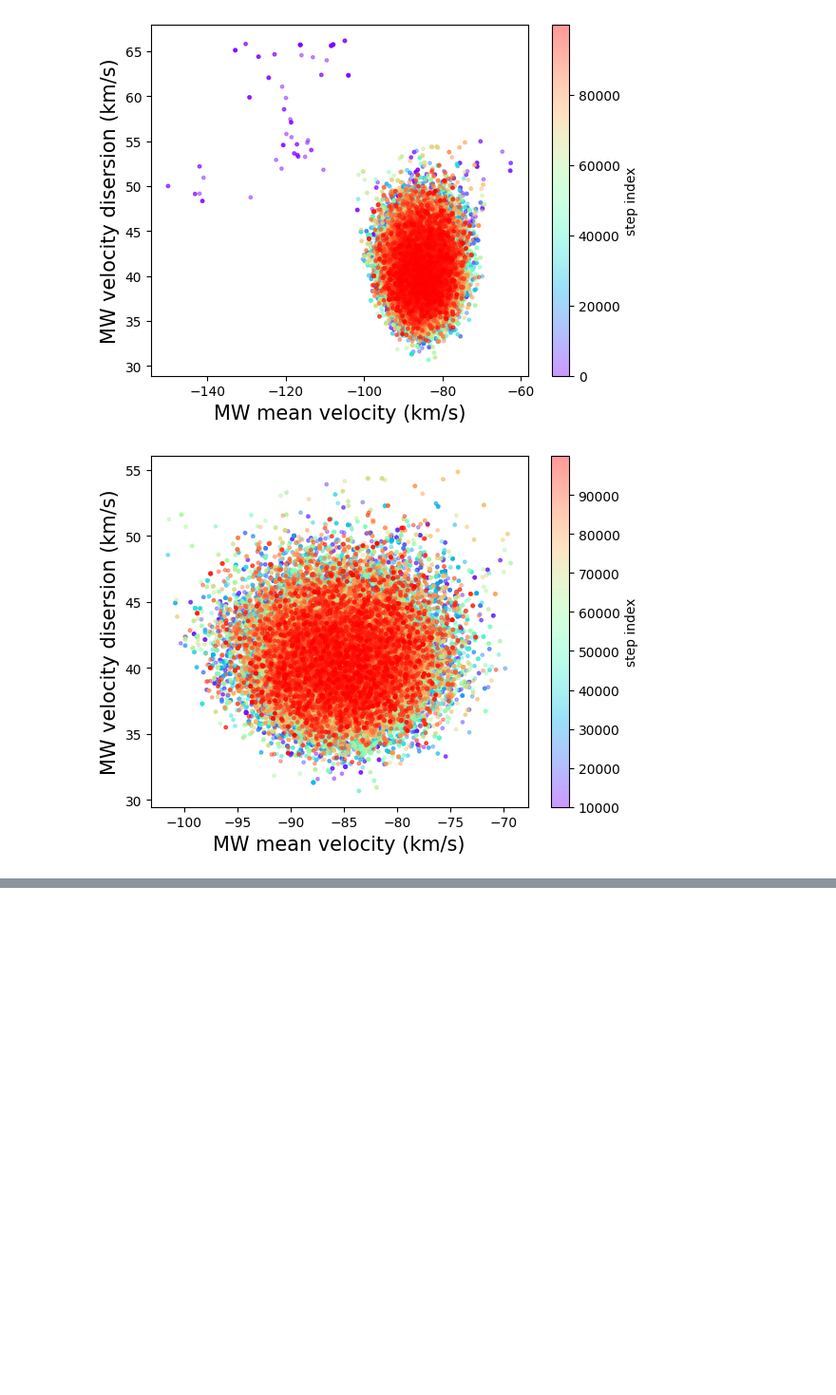
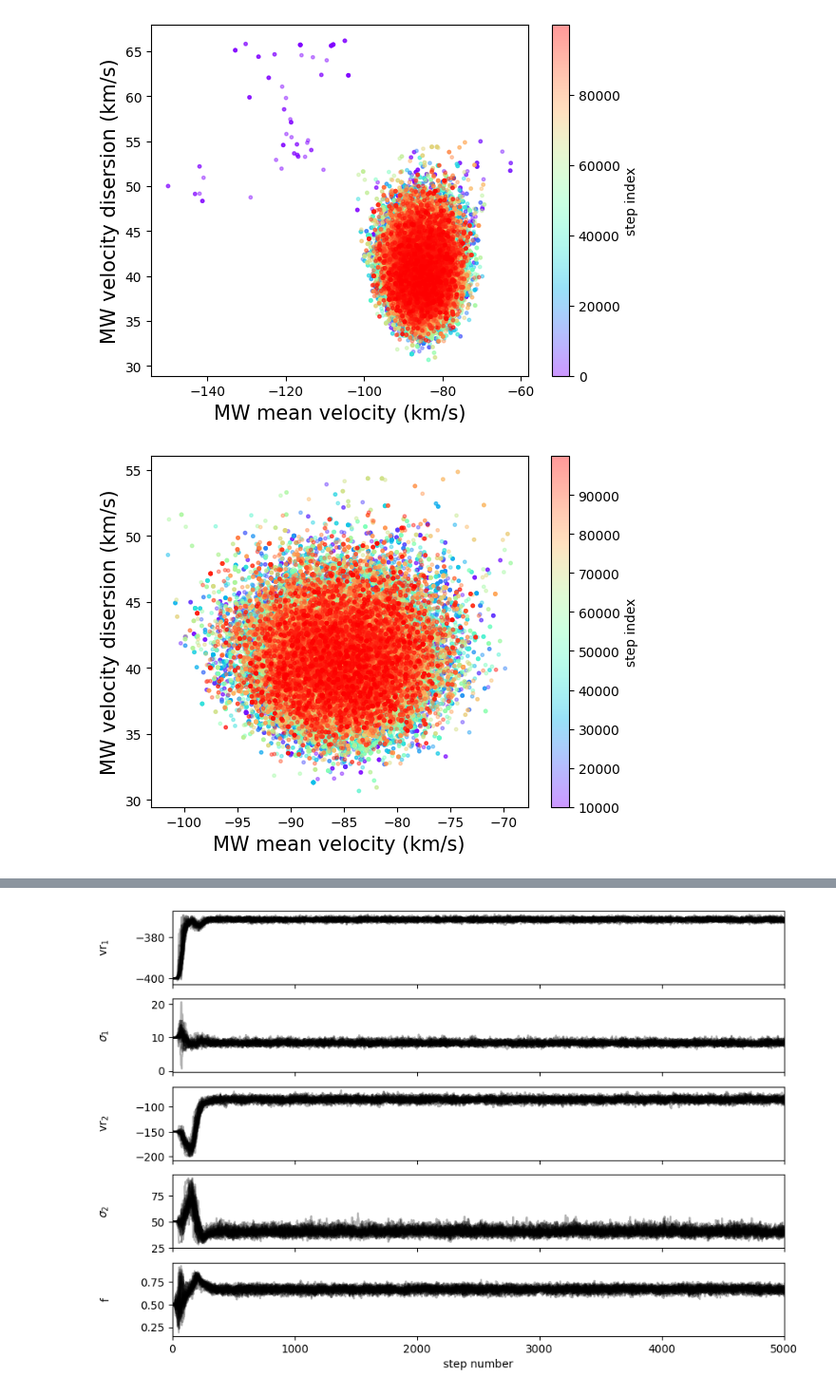
Before and after one commit to zyuan-astro/ss26, a Jupyter notebook: notebook/Week1-3:MCMC_from_scratch.ipynb, the cells around one changed output, grey strips where cells are left out. Shown at 95% size. Drawn from its saved outputs; the diff is of its cells as text; code cells hidden in the pictures; blank space fills up the shorter version.

```diff
--- a/notebook/Week1-3:MCMC_from_scratch.ipynb
+++ b/notebook/Week1-3:MCMC_from_scratch.ipynb
@@ -325,0 +350,46 @@ fig = corner.corner(
+# %%
+def log_prob(theta, vr_dg, vr_dg_err):
+
+    lp = log_prior(theta)
+    if not np.isfinite(lp):
+        return -np.inf
+
+    return lp+log_likelihood_emcee(theta, vr_dg, vr_dg_err)
+# %%
+ndim = 5
+nwalkers = 32
+
+mvr10 = -400.0
+dvr10 = 10.0
+
+mvr20 = -150.0
+dvr20 = 50.0
+
+f0=0.5
+
+
+# define param as the 5D parameter space to explore and set the initial contitions
+param = np.array((mvr10, dvr10, mvr20, dvr20, f0)).T + 1e-4*np.random.randn(nwalkers, ndim)
+# %%
+import emcee
+
+
+# The velocity columns are the args of the likelihood functions
+
+sampler = emcee.EnsembleSampler(nwalkers, ndim, log_prob, args=(df0['vr'],df0['e_vr']))
+# %%
+sampler.run_mcmc(param, 5000, progress=True);
+# %%
+fig, axes = plt.subplots(5, figsize=(10, 7), sharex=True)
+samples_emcee = sampler.get_chain()
+labels = ["vr$_1$", "$\sigma_1$", "vr$_2$", "$\sigma_2$", "f"]
+for i in range(ndim):
+    ax = axes[i]
+    ax.plot(samples_emcee[:, :, i], "k", alpha=0.3)
+    ax.set_xlim(0, len(samples_emcee))
+    ax.set_ylabel(labels[i])
+    ax.yaxis.set_label_coords(-0.1, 0.5)
+
+axes[-1].set_xlabel("step number");
+# %% [output]
+[figure, added]
```
Also changed, not shown: parts of 10 cells of this notebook, 22 other files.
